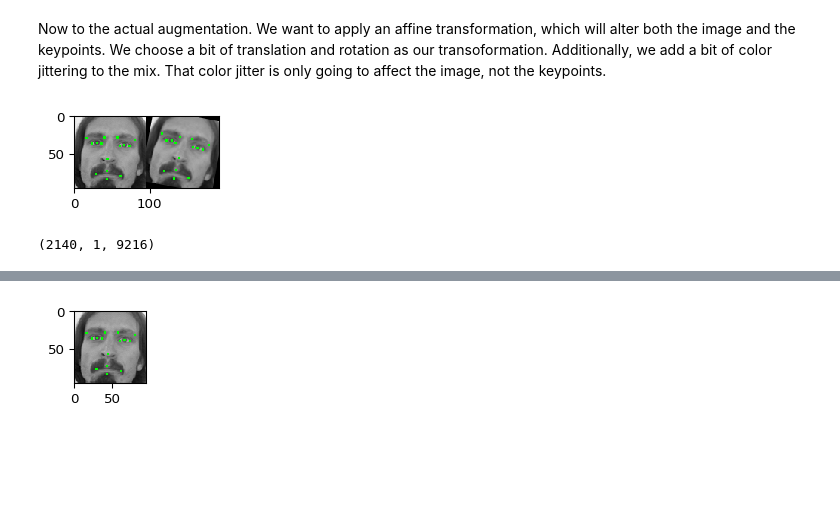
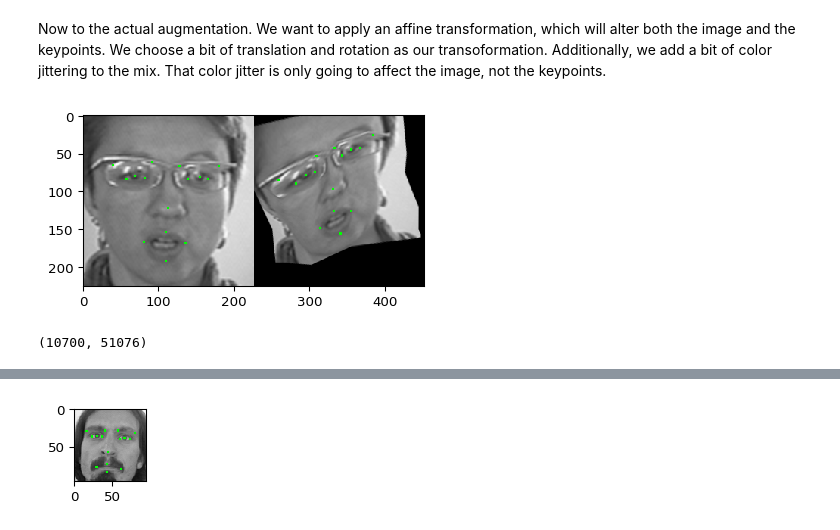
Before and after one commit to axinc-ai/kaggle-facial-keypoints, a Jupyter notebook: data_augmentation.ipynb, the cells around one changed output, grey strips where cells are left out. Drawn from its saved outputs; the diff is of its cells as text; code cells hidden in the pictures; blank space fills up the shorter version.

Commit message:
adapting (226, 226) images

```diff
--- a/data_augmentation.ipynb
+++ b/data_augmentation.ipynb
@@ -54,9 +85,9 @@ df = df.dropna()
 # %%
 X = np.vstack(df['Image'].values)
 X = X.astype(np.float32)
+X = X.reshape(X.shape[0], image_size, image_size)
+
+y = df[df.columns[:-1]].values
-# %%
-y = df[df.columns[:-1]].values
-X = X.reshape(X.shape[0], 96, 96)
 # %%
 from imgaug.augmentables.kps import Keypoint, KeypointsOnImage
 
@@ -100,44 +136,53 @@ import imgaug.augmenters as iaa
 ia.seed(3)
 
 seq = iaa.Sequential([
-    iaa.Affine(rotate=(-30, 30))
+    iaa.Affine(translate_percent={"x": (-0.05, 0.05), "y": (-0.15, 0.15)}),
+    iaa.Affine(scale=(0.8, 1.0), rotate=(-30, 30), shear=(-15, 15)),
+    iaa.PiecewiseAffine(scale=(0.01, 0.05))
     # iaa.Affine(translate_px={"x":(10, 30)}, rotate=(-10, 10)),
     # iaa.AddToHueAndSaturation((-50, 50))  #color jitter, only affects the image
 ])
 # %%
-X = gray_to_rgb(X)
-y = arr_to_kps(y)
 aug_X = []
 aug_y = []
-for i in range(X.shape[0]):
-    aug_img, aug_kpsoi = seq(image=X[i], keypoints=y[i])
-    aug_X.append(aug_img)
-    aug_y.append(aug_kpsoi)
+
+AGM_RPT = 5  # 1 original image to AGM_RPT images
+
+# It may takes few minutes
+for j in range(AGM_RPT):
+    for i in tqdm(range(X.shape[0])):
+        aug_img, aug_kpsoi = seq(image=X[i], keypoints=y[i])
+        aug_X.append(aug_img)
+        aug_y.append(aug_kpsoi)
 
 
 
 # img = ia.imresize_single_image(img.astype('uint8'), (96, 96))
 # img_aug, kpsoi_aug = seq(image=img, keypoints=kpsoi)
 # %%
+# check how transoformation worked !
+id = 10
+
 ia.imshow(
     np.hstack([
-        # kpsoi.draw_on_image(img, size=2),
-        # kpsoi_aug.draw_on_image(img_aug, size=2)
-        KeypointsOnImage(y[0], shape=X[0].shape).draw_on_image(X[0], size=2),
-        KeypointsOnImage(aug_y[0], shape=aug_X[0].shape).draw_on_image(aug_X[0], size=2)
+        KeypointsOnImage(y[id], shape=X[id].shape).draw_on_image(X[id], size=2),
+        KeypointsOnImage(aug_y[id], shape=aug_X[id].shape).draw_on_image(aug_X[id], size=2)
     ])
 )
 # %% [output]
-[figure, old version]
+[figure, new version]
 # %%
-# transformed images to save csv file
-new_X = []
-for img in aug_X:
-    new_X.append(img[:, :, 0])
-new_X = np.array(new_X).reshape(np.array(new_X).shape[0], -1)
+## transformed images to save csv file
+# new_X = []
+# for img in aug_X:
+#     new_X.append(img[:, :, 0])
+# new_X = np.array(new_X).reshape(np.array(new_X).shape[0], -1)
+# print(new_X.shape)
+
+new_X = np.array(aug_X)[:, :, :, 0].reshape(len(aug_X), -1)
 print(new_X.shape)
 # %% [output]
-(2140, 1, 9216)
+(10700, 51076)
 # %%
 # transformed annotations to save csv file
 new_y = []
```
Also changed, not shown: parts of 17 cells of this notebook, 5 other files.
